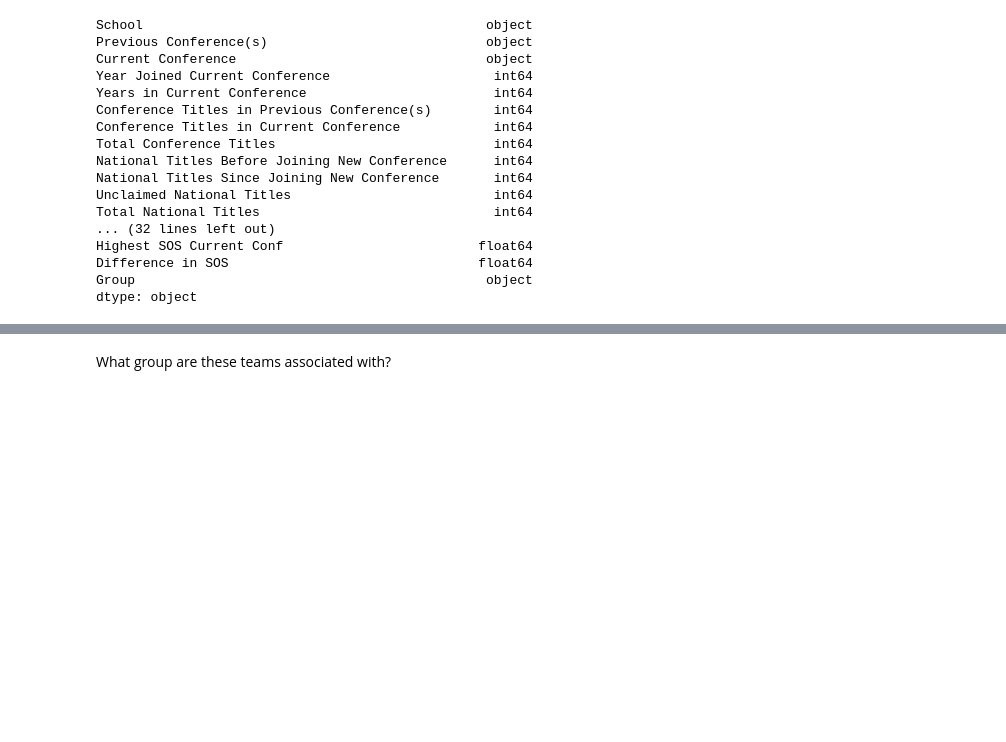
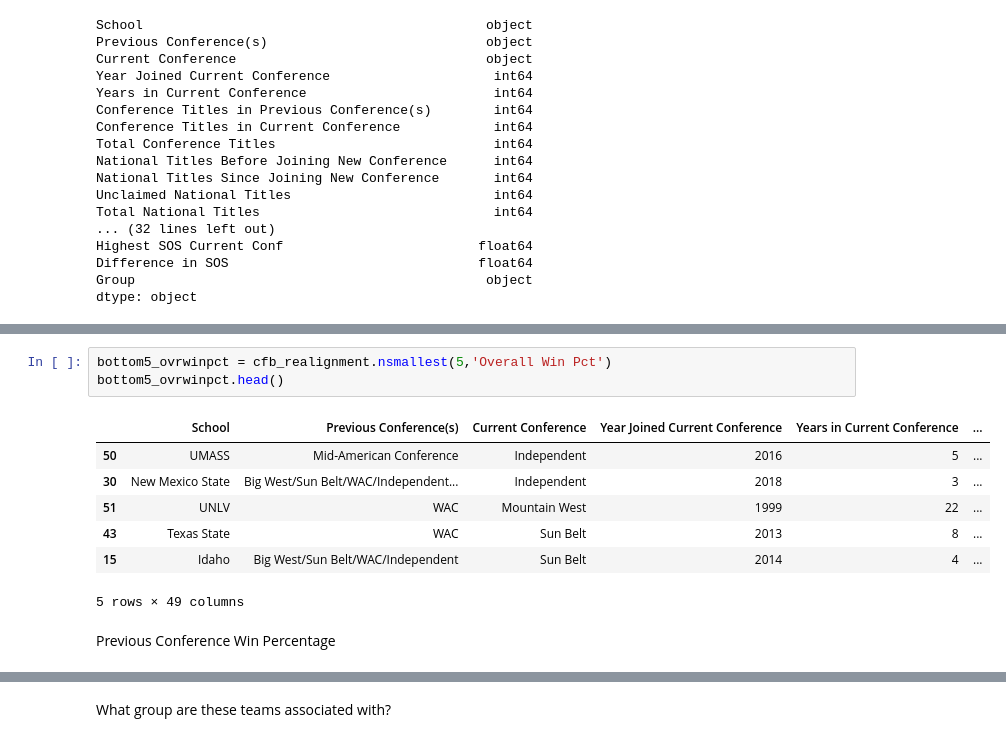
Before and after one commit to LJRollerII/Conference_Realignment_In_College_Football, a Jupyter notebook: notebooks/CFB_Realignment.ipynb, the cells around one changed output, grey strips where cells are left out. Cells and saved outputs as stored; diff of their text form; blank space fills up the shorter version.

```diff
--- a/notebooks/CFB_Realignment.ipynb
+++ b/notebooks/CFB_Realignment.ipynb
@@ -98,0 +132,13 @@ dtype: object
+# %%
+bottom5_ovrwinpct = cfb_realignment.nsmallest(5,'Overall Win Pct')
+bottom5_ovrwinpct.head()
+# %% [output]
+|  | School | Previous Conference(s) | Current Conference | Year Joined Current Conference | Years in Current Conference | ... |
+| 50 | UMASS | Mid-American Conference | Independent | 2016 | 5 | ... |
+| 30 | New Mexico State | Big West/Sun Belt/WAC/Independent... | Independent | 2018 | 3 | ... |
+| 51 | UNLV | WAC | Mountain West | 1999 | 22 | ... |
+| 43 | Texas State | WAC | Sun Belt | 2013 | 8 | ... |
+| 15 | Idaho | Big West/Sun Belt/WAC/Independent | Sun Belt | 2014 | 4 | ... |
+5 rows × 49 columns
+# %% [markdown]
+Previous Conference Win Percentage
```
Also changed, not shown: parts of 43 cells of this notebook.
